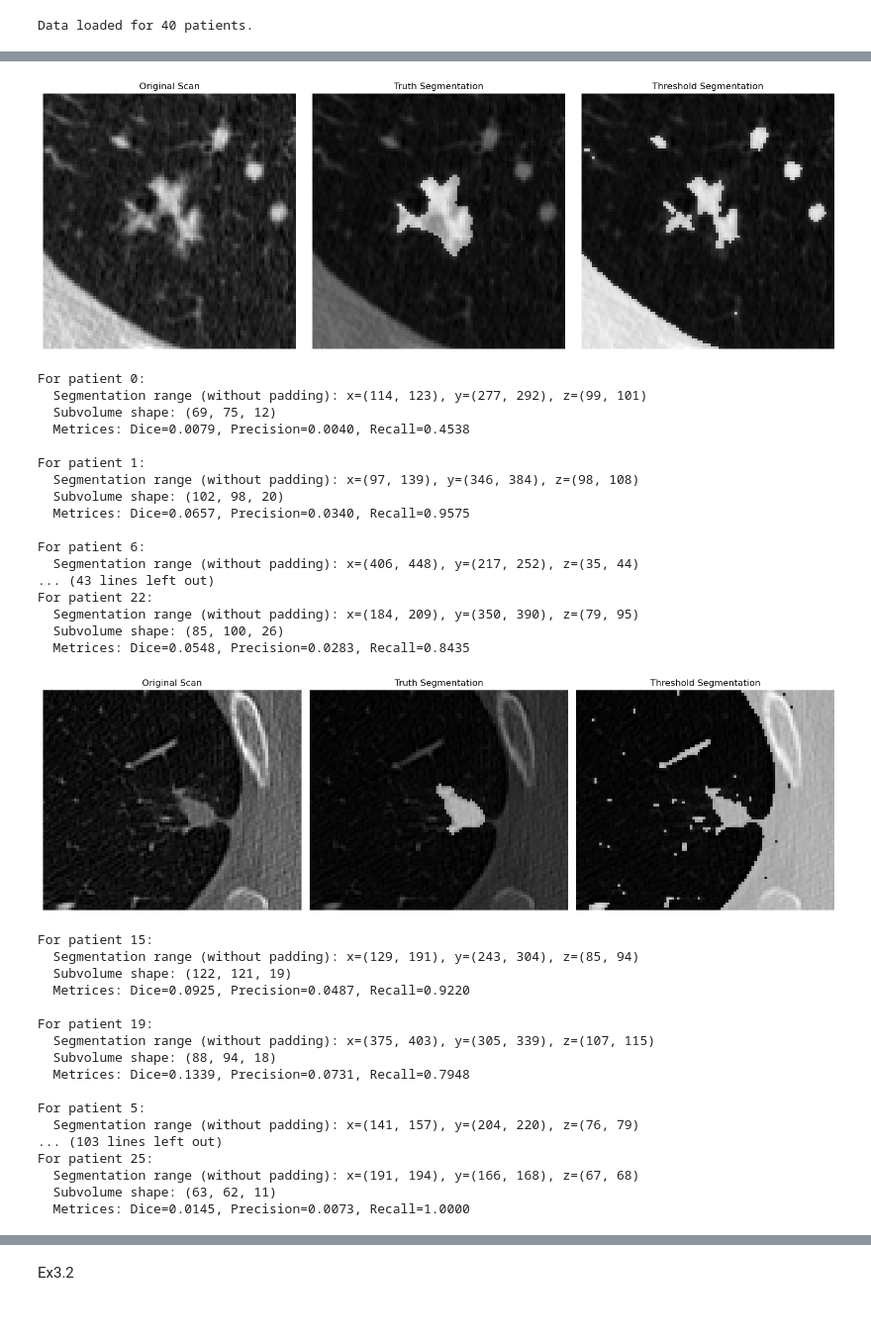
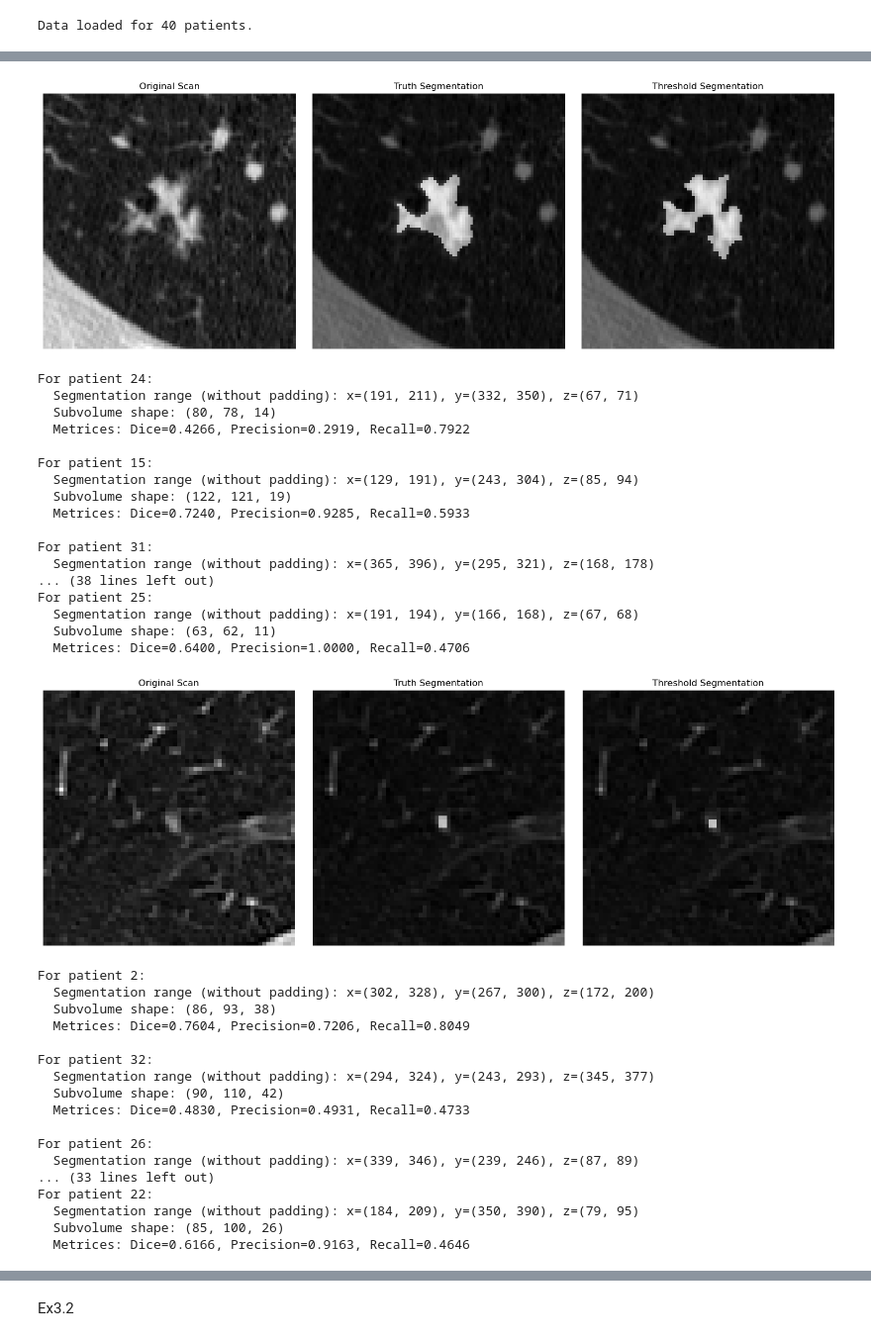
Before and after one commit to Keying-sky/a2_cw, a Jupyter notebook: main/run_module3.ipynb, the cells around one changed output, grey strips where cells are left out. Shown at 99% size. Saved outputs shown, nothing was run; the diff lists cells and outputs as text; code cells hidden in the pictures.

```diff
--- a/main/run_module3.ipynb
+++ b/main/run_module3.ipynb
@@ -40,8 +40,8 @@ for id in scans.keys():
     boundary = [int(subv.shape[0] * scale), int(subv.shape[1] * scale), int(subv.shape[2] * scale)]
 
     # threshold segmentation comparison
-    segmentation = adapt_thd_segm(subv, mask=None, margin_factor=0.01, boundary=boundary)  # OTSU
-    #segmentation = adapt_thd_segm(subv, subv_mask, margin_factor=0.01, boundary=boundary) # refined th segmentation
+    #segmentation = adapt_thd_segm(subv, mask=None, margin_factor=0.01, boundary=boundary)  # OTSU
+    segmentation = adapt_thd_segm(subv, subv_mask, margin_factor=0.01, boundary=boundary) # refined th segmentation
 
     # evaluate result
     metrics = evaluate(segmentation, subv_mask)
@@ -78,36 +86,36 @@ For patient 38:
-[figure, old version]
+[figure, new version]
-For patient 0:
-  Segmentation range (without padding): x=(114, 123), y=(277, 292), z=(99, 101)
-  Subvolume shape: (69, 75, 12)
-  Metrices: Dice=0.0079, Precision=0.0040, Recall=0.4538
+For patient 24:
+  Segmentation range (without padding): x=(191, 211), y=(332, 350), z=(67, 71)
+  Subvolume shape: (80, 78, 14)
+  Metrices: Dice=0.4266, Precision=0.2919, Recall=0.7922
 
-For patient 1:
-  Segmentation range (without padding): x=(97, 139), y=(346, 384), z=(98, 108)
-  Subvolume shape: (102, 98, 20)
-  Metrices: Dice=0.0657, Precision=0.0340, Recall=0.9575
+For patient 15:
+  Segmentation range (without padding): x=(129, 191), y=(243, 304), z=(85, 94)
+  Subvolume shape: (122, 121, 19)
+  Metrices: Dice=0.7240, Precision=0.9285, Recall=0.5933
 
-For patient 6:
-  Segmentation range (without padding): x=(406, 448), y=(217, 252), z=(35, 44)
-... (43 lines left out)
-For patient 22:
-  Segmentation range (without padding): x=(184, 209), y=(350, 390), z=(79, 95)
-  Subvolume shape: (85, 100, 26)
-  Metrices: Dice=0.0548, Precision=0.0283, Recall=0.8435
+For patient 31:
+  Segmentation range (without padding): x=(365, 396), y=(295, 321), z=(168, 178)
+... (38 lines left out)
+For patient 25:
+  Segmentation range (without padding): x=(191, 194), y=(166, 168), z=(67, 68)
+  Subvolume shape: (63, 62, 11)
+  Metrices: Dice=0.6400, Precision=1.0000, Recall=0.4706
-[figure, old version]
+[figure, new version]
-For patient 15:
-  Segmentation range (without padding): x=(129, 191), y=(243, 304), z=(85, 94)
-  Subvolume shape: (122, 121, 19)
-  Metrices: Dice=0.0925, Precision=0.0487, Recall=0.9220
+For patient 2:
+  Segmentation range (without padding): x=(302, 328), y=(267, 300), z=(172, 200)
+  Subvolume shape: (86, 93, 38)
+  Metrices: Dice=0.7604, Precision=0.7206, Recall=0.8049
 
-For patient 19:
-  Segmentation range (without padding): x=(375, 403), y=(305, 339), z=(107, 115)
-  Subvolume shape: (88, 94, 18)
-  Metrices: Dice=0.1339, Precision=0.0731, Recall=0.7948
+For patient 32:
+  Segmentation range (without padding): x=(294, 324), y=(243, 293), z=(345, 377)
+  Subvolume shape: (90, 110, 42)
+  Metrices: Dice=0.4830, Precision=0.4931, Recall=0.4733
 
-For patient 5:
-  Segmentation range (without padding): x=(141, 157), y=(204, 220), z=(76, 79)
-... (103 lines left out)
-For patient 25:
-  Segmentation range (without padding): x=(191, 194), y=(166, 168), z=(67, 68)
-  Subvolume shape: (63, 62, 11)
-  Metrices: Dice=0.0145, Precision=0.0073, Recall=1.0000
+For patient 26:
+  Segmentation range (without padding): x=(339, 346), y=(239, 246), z=(87, 89)
+... (33 lines left out)
+For patient 22:
+  Segmentation range (without padding): x=(184, 209), y=(350, 390), z=(79, 95)
+  Subvolume shape: (85, 100, 26)
+  Metrices: Dice=0.6166, Precision=0.9163, Recall=0.4646
```
Also changed, not shown: parts of 2 cells of this notebook, 8 other files.
